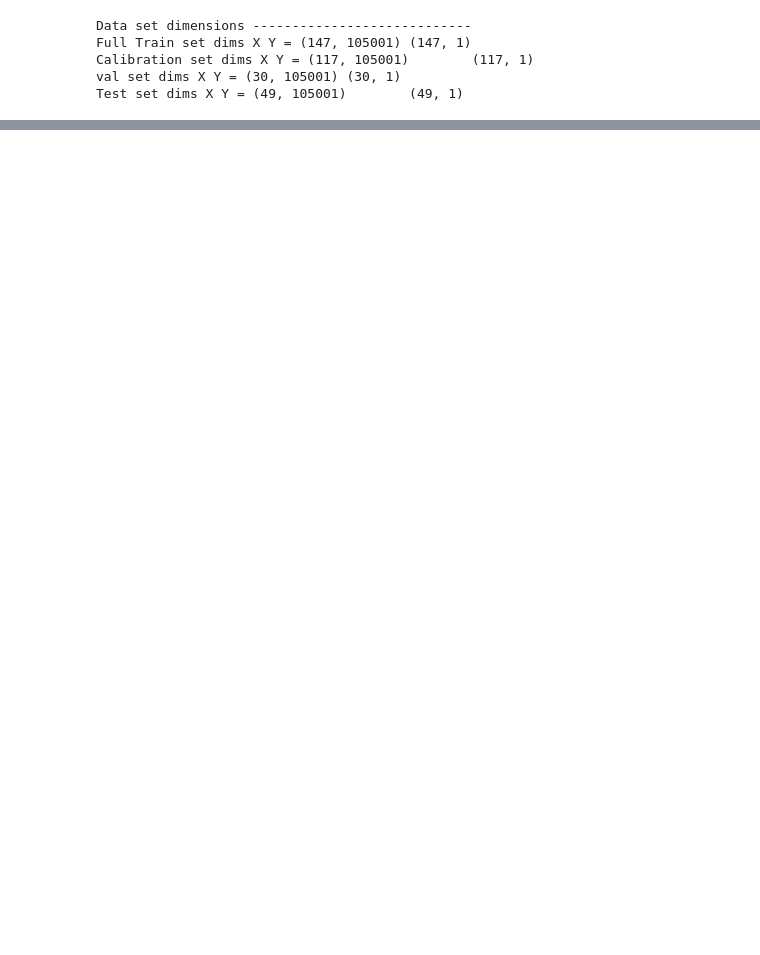
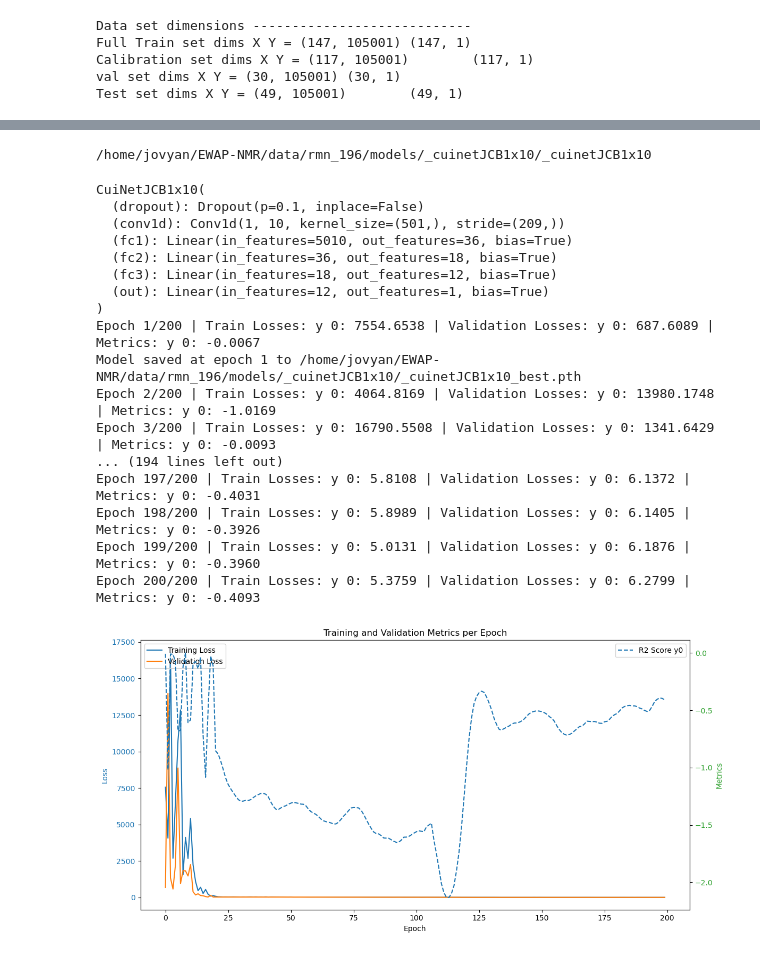
Before and after one commit to TEAM-AIOLY/Deep-Chemometrics, a Jupyter notebook: RMN_JC.ipynb, the cells around one changed output, grey strips where cells are left out. Cells and saved outputs as stored; diff of their text form; code cells hidden in the pictures; blank space fills up the shorter version.

```diff
--- a/RMN_JC.ipynb
+++ b/RMN_JC.ipynb
@@ -255,3 +237,62 @@ train_losses, val_losses,metrics, final_path =train(model, optimizer, criterion,
+# %%
+# -------------
+# CuiNETJCB1x10   --- QUANTI----
+# -------------
+# 10 répétitions
+# --------------
+
+# --------------------
+# paramètres du modèle
+# --------------------
+kernel_size0=501              # fenêtre de la couche de convolution
+stride0=209                    # déplacement de la fenetre de convolution
+classification=False         # True si classification / False si quantification
+spec_dims = x_cal_quanti.shape[1]   # nbre dimensions en entrée = nbre de variables des spectres
+out_dims=1                   # nbre de dimensions en sortie, ici 1 car une seule variable quanti à prédire
+LR = 0.01                    # learning rate = taux d'apprentissage
+num_epochs = 200             # nbre de fois où toutes les données ont été évaluées
+save_interval = 10
+dropout=0.1                  # 0.5 = valeur par défaut
+weight_decay=0.003/2         # optimisation
+model_name="_cuinetJCB1x10"  # nom du modèle sauvegarde
+save_path = local_path + f'/models/{model_name}/' + model_name      # chemin complet du modèle
+print(save_path)
+
+# -----------------------
+# construction du modèle
+# -----------------------
+model = CuiNetJCB1x10(spec_dims, mean_quanti,std_quanti, dropout, out_dims,kernel_size0,stride0)
+optimizer = optim.Adam(model.parameters(), lr=LR, weight_decay=weight_decay)
+criterion = nn.MSELoss(reduction='none')                  # critères d'évaluation de la performance pour QUANTI
+criterion_test =  nn.MSELoss(reduction='none')
+
+
+print(model)
+
+# -----------------------------------------
+# lancement de la procédure d'apprentissage
+# -----------------------------------------
+train_losses, val_losses,metrics, final_path =train(model, optimizer, criterion, cal_loader_quanti, val_loader_quanti, num_epochs, save_path=save_path, save_interval=save_interval,classification=classification)
+# %% [output]
+/home/jovyan/EWAP-NMR/data/rmn_196/models/_cuinetJCB1x10/_cuinetJCB1x10
+CuiNetJCB1x10(
+  (dropout): Dropout(p=0.1, inplace=False)
+  (conv1d): Conv1d(1, 10, kernel_size=(501,), stride=(209,))
+  (fc1): Linear(in_features=5010, out_features=36, bias=True)
+  (fc2): Linear(in_features=36, out_features=18, bias=True)
+  (fc3): Linear(in_features=18, out_features=12, bias=True)
+  (out): Linear(in_features=12, out_features=1, bias=True)
+)
+Epoch 1/200 | Train Losses: y 0: 7554.6538 | Validation Losses: y 0: 687.6089 | Metrics: y 0: -0.0067
+Model saved at epoch 1 to /home/jovyan/EWAP-NMR/data/rmn_196/models/_cuinetJCB1x10/_cuinetJCB1x10_best.pth
+Epoch 2/200 | Train Losses: y 0: 4064.8169 | Validation Losses: y 0: 13980.1748 | Metrics: y 0: -1.0169
+Epoch 3/200 | Train Losses: y 0: 16790.5508 | Validation Losses: y 0: 1341.6429 | Metrics: y 0: -0.0093
+... (194 lines left out)
+Epoch 197/200 | Train Losses: y 0: 5.8108 | Validation Losses: y 0: 6.1372 | Metrics: y 0: -0.4031
+Epoch 198/200 | Train Losses: y 0: 5.8989 | Validation Losses: y 0: 6.1405 | Metrics: y 0: -0.3926
+Epoch 199/200 | Train Losses: y 0: 5.0131 | Validation Losses: y 0: 6.1876 | Metrics: y 0: -0.3960
+Epoch 200/200 | Train Losses: y 0: 5.3759 | Validation Losses: y 0: 6.2799 | Metrics: y 0: -0.4093
+[figure, added]
 # %%
 # TEST: CuiJCB1x10  QUANTI     (kernel_size,stride)=(5,1)         accuracy=  0,76 - 0,61  0,65
 #                                  (3,1)
```
Also changed, not shown: parts of 10 cells of this notebook.
